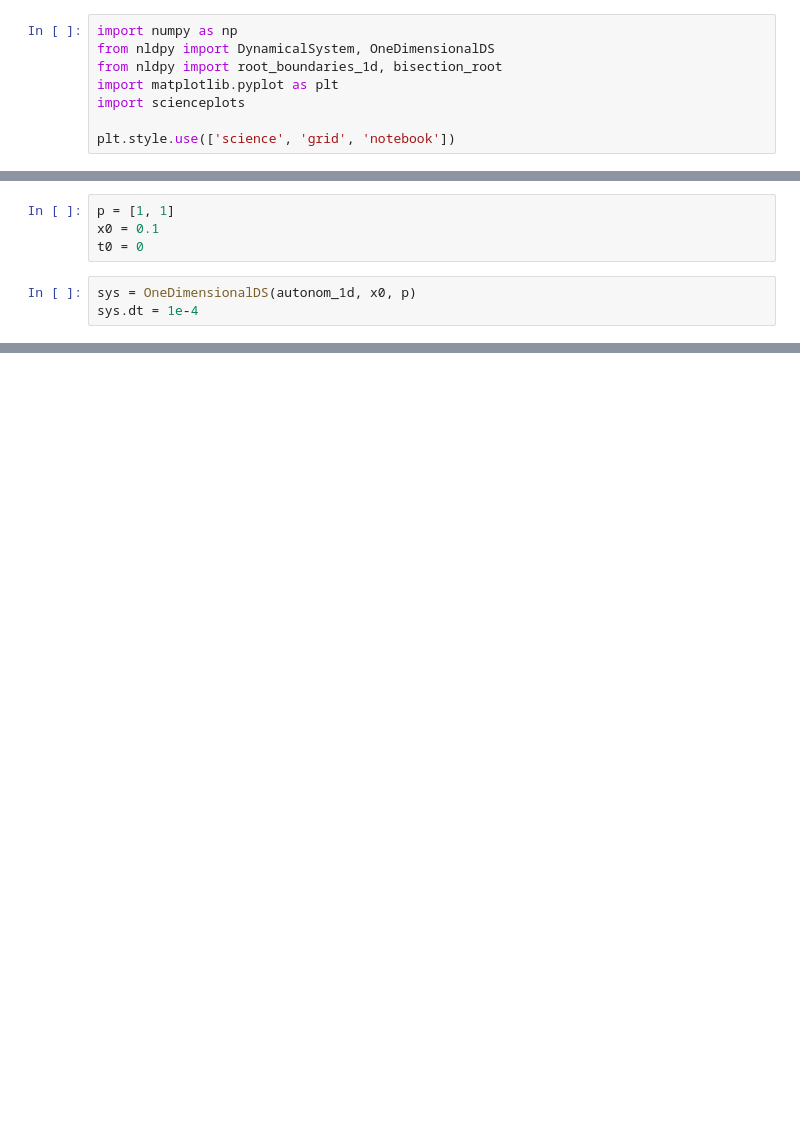
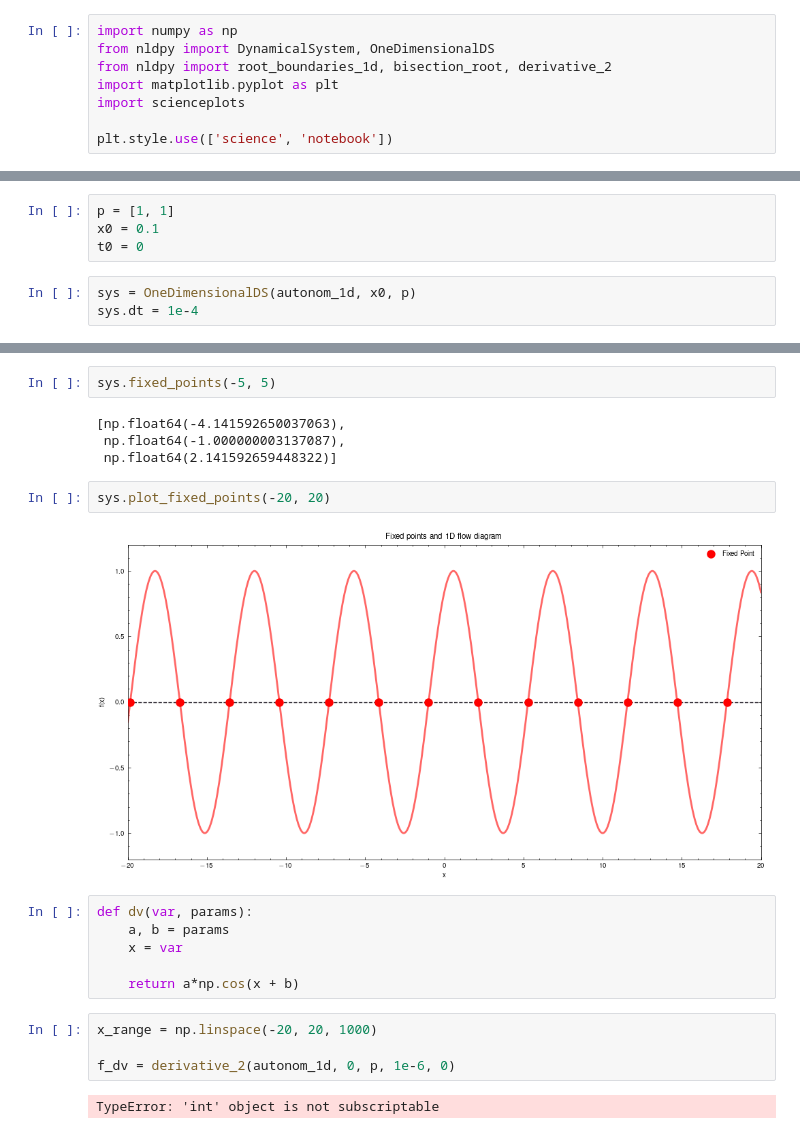
Before and after one commit to yernurbaibolatov/NldPy, a Jupyter notebook: examples/test_playground.ipynb, the cells around one changed output, grey strips where cells are left out. Saved outputs shown, nothing was run; the diff lists cells and outputs as text; blank space fills up the shorter version.

```diff
--- a/examples/test_playground.ipynb
+++ b/examples/test_playground.ipynb
@@ -1,11 +1,11 @@
 # %%
 import numpy as np
 from nldpy import DynamicalSystem, OneDimensionalDS
-from nldpy import root_boundaries_1d, bisection_root
+from nldpy import root_boundaries_1d, bisection_root, derivative_2
 import matplotlib.pyplot as plt
 import scienceplots
 
-plt.style.use(['science', 'grid', 'notebook'])
+plt.style.use(['science', 'notebook'])
 # %%
 def pendulum(t, state_vector, params):
     gamma, omega0 = params
@@ -77,0 +48,22 @@ intervals = root_boundaries_1d(autonom_1d, p, -5, 5)
+# %%
+sys.fixed_points(-5, 5)
+# %% [output]
+[np.float64(-4.141592650037063),
+ np.float64(-1.000000003137087),
+ np.float64(2.141592659448322)]
+# %%
+sys.plot_fixed_points(-20, 20)
+# %% [output]
+[figure, added]
+# %%
+def dv(var, params):
+    a, b = params
+    x = var
+
+    return a*np.cos(x + b)
+# %%
+x_range = np.linspace(-20, 20, 1000)
+
+f_dv = derivative_2(autonom_1d, 0, p, 1e-6, 0)
+# %% [output]
+TypeError: 'int' object is not subscriptable
```
Also changed, not shown: parts of 8 cells of this notebook, 6 other files.
